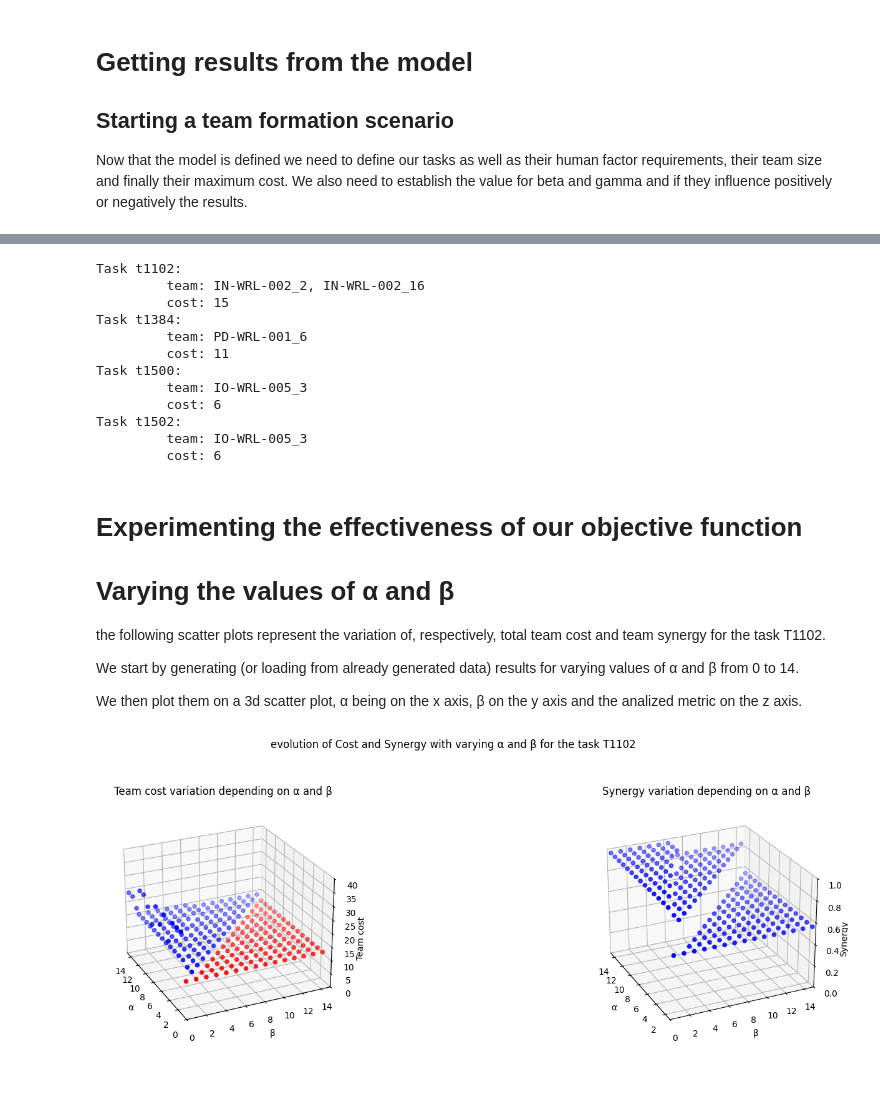
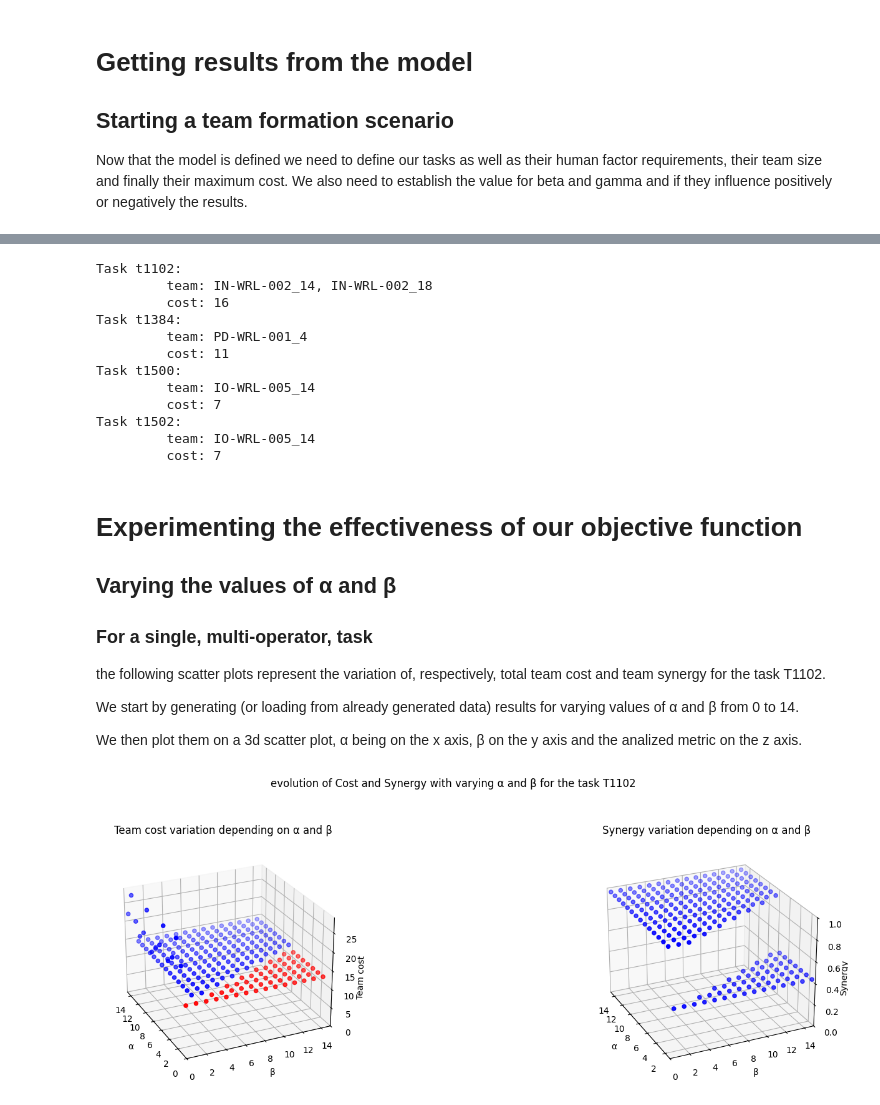
Before and after one commit to publitfp1/TeamFormationProblem_ConstraintProgramingApproach_NICEFrawework, a Jupyter notebook: TeamFormationDemo_NIST_Data.ipynb, the cells around one changed output, grey strips where cells are left out. Cells and saved outputs as stored; diff of their text form; code cells hidden in the pictures; blank space fills up the shorter version.

```diff
--- a/TeamFormationDemo_NIST_Data.ipynb
+++ b/TeamFormationDemo_NIST_Data.ipynb
@@ -259,7 +277,7 @@ OG-WRL-014, OG-WRL-016, OG-WRL-015, OG-WRL-011, OG-WRL-012, OG-WRL-001, OG-WRL-0
 CUSTOM_DATA = False
 
 # ['OG-WRL-014', 'OG-WRL-016', 'OG-WRL-015', 'OG-WRL-011', 'OG-WRL-012', 'OG-WRL-001', 'OG-WRL-013', 'OG-WRL-010', 'OG-WRL-008', 'OG-WRL-007', 'OG-WRL-009', 'OG-WRL-006', 'OG-WRL-003', 'OG-WRL-005', 'IO-WRL-007', 'IN-WRL-001', 'IO-WRL-001', 'IO-WRL-006', 'OG-WRL-004', 'OG-WRL-002', 'PD-WRL-001', 'IO-WRL-003', 'IO-WRL-005', 'IO-WRL-004', 'IO-WRL-002', 'IN-WRL-002', 'PD-WRL-005', 'PD-WRL-004', 'PD-WRL-007', 'PD-WRL-006', 'PD-WRL-003', 'DD-WRL-006', 'DD-WRL-001', 'DD-WRL-003', 'DD-WRL-007', 'DD-WRL-009', 'DD-WRL-008', 'PD-WRL-002', 'DD-WRL-005', 'DD-WRL-004', 'DD-WRL-002']
-RANDOM_DATA_P_WORKROLES = {
+RANDOM_DATA_P_WORKROLES_PRESET_1 = {
     'PD-WRL-001': {
         'nb': 20,
         'criteria' : {
@@ -301,10 +319,4 @@ RANDOM_DATA_P_WORKROLES = {
         }
     },
 }
-
-# DATA STRUCTS
-AVAILABLE_WORKFORCE = {}
-SYNERGY = {}
-TASKS = {}
-TERMS_WEIGHTS = {}
 # %%
@@ -387,7 +405,7 @@ if not CUSTOM_DATA:
 
 Now that the model is defined we need to define our tasks as well as their human factor requirements, their team size and finally their maximum cost. We also need to establish the value for beta and gamma and if they influence positively or negatively the results.
 # %%
-TASKS = {
+tasks_test_case_1 = {
     "t1102": { "S":["S0156","S0605"], "K":["K0796","K1153"], "capable_operators": [], "TS_LB": 2, "TS_UB": 2, "C": 99,},
     "t1384": { "S":["S0574","S0593"], "K":["K0950","K0951"], "capable_operators": [], "TS_LB": 1, "TS_UB": 1, "C": 99,},
     "t1500": { "S":["S0674","S0662"], "K":["K0758","K0760"], "capable_operators": [], "TS_LB": 1, "TS_UB": 1, "C": 99,},
@@ -416,27 +433,29 @@ interactive α and β variation using sliders
 # tab.titles = ['Team cost', 'Team synergy']
 # display(tab)
 # %%
-def plot_results(weights):
-   print("\n".join([f'Task {t}: \n\t team: {", ".join(t_d['team'])} \n\t cost: {t_d['cost']}' for t, t_d in TFP_solver(terms_weights=weights).items()]))
+def print_results(weights):
+   print("\n".join([f'Task {t}: \n\t team: {", ".join(t_d['team'])} \n\t cost: {t_d['cost']}' for t, t_d in TFP_solver(terms_weights=weights, tasks=tasks_test_case_1, available_workforce=available_workforce, synergies=workforce_synergies).items()]))
 
-plot_results(weights_demo_1)
+print_results(weights_demo_1)
 # %% [output]
 Task t1102:
-         team: IN-WRL-002_2, IN-WRL-002_16
-         cost: 15
+         team: IN-WRL-002_14, IN-WRL-002_18
+         cost: 16
 Task t1384:
-         team: PD-WRL-001_6
+         team: PD-WRL-001_4
          cost: 11
 Task t1500:
-         team: IO-WRL-005_3
-         cost: 6
+         team: IO-WRL-005_14
+         cost: 7
 Task t1502:
-         team: IO-WRL-005_3
-         cost: 6
+         team: IO-WRL-005_14
+         cost: 7
 # %% [markdown]
 # Experimenting the effectiveness of our objective function
 
-# Varying the values of α and β
+## Varying the values of α and β
+
+### For a single, multi-operator, task
 
 the following scatter plots represent the variation of, respectively, total team cost and team synergy for the task T1102.
 
@@ -446,31 +501,33 @@ We then plot them on a 3d scatter plot, α being on the x axis, β on the y axis
 # %%
 LOAD_RANDOMLY_GENERATED_DATA = True
-TFP_DATA_FILENAME = f"RandomlyGeneratedTfpData-{"2026-03-31 14:08:23.702752"}"
+TFP_DATA_ID = "2026-04-03 20:09:47.955798"
+TFP_DATA_FILENAME = f"RandomlyGeneratedTfpData-{TFP_DATA_ID}"
 SAVE_RANDOMLY_GENERATED_DATA = False
 
-results = list()
+runs = list()
+tfp_results = list()
 
 ALPHA_SAMPLES = 15
 BETA_SAMPLES  = 15
 
 if LOAD_RANDOMLY_GENERATED_DATA:
-     with open(f'data/TFP/{TFP_DATA_FILENAME}.json', "r") as json_file:
-        results = json.load(json_file)
+    tfp_results = load_tfp_results(TFP_DATA_FILENAME)
 else :
-    for alpha in range(0,ALPHA_SAMPLES):
-        for beta in range(0,BETA_SAMPLES):
-            res = TFP_solver({"cost": {"w":beta, "operand": "-"},"synergy": {"w":alpha, "operand": "+"},})
-            results.append(res)
+    tfp_results = generate_samples(ALPHA_SAMPLES,BETA_SAMPLES, tasks_test_case_1, available_workforce, workforce_synergies)
 
 if SAVE_RANDOMLY_GENERATED_DATA:
-    with open(f'data/TFP/RandomlyGeneratedTfpData-{dt.datetime.now()}.json', "w") as json_file:
-        json.dump(results, json_file)
+    save_tfp_results(solver_output_p=tfp_results, available_workforce_p=available_workforce, workforce_synergies_p=workforce_synergies, alpha_samples_p=ALPHA_SAMPLES, beta_samples_p=BETA_SAMPLES)
 # %%
-import matplotlib.pyplot as plt
-from statistics import mean
+# Plot results
 
 alpha =  [ a for a in range(0,ALPHA_SAMPLES) for b in range(0,BETA_SAMPLES)]
 beta  =  [ b for a in range(0,ALPHA_SAMPLES) for b in range(0,BETA_SAMPLES)]
+
+# Plot cost
+
+cost  =  [r['t1102']["cost"] for r in tfp_results["solver_output"]]
+lowest_cost = sorted(cost)[0]
+highest_cost = sorted(cost)[-1]
 
 fig, (ax_cost, ax_syn) = plt.subplots(1,2, subplot_kw=dict(projection='3d'))
 
@@ -478,46 +535,45 @@ fig, (ax_cost, ax_syn) = plt.subplots(1,2, subplot_kw=dict(projection='3d'))
 ax_cost.set_title("Team cost variation depending on α and β")
 ax_cost.set_xlim(ALPHA_SAMPLES, 0)
 ax_cost.set_ylim(0, BETA_SAMPLES)
-ax_cost.set_zlim(0, 40)
+ax_cost.set_zlim(0, highest_cost)
 ax_cost.set_xlabel('α')
 ax_cost.set_ylabel('β')
 ax_cost.set_zlabel('Team cost')
 ax_cost.zaxis.labelpad = -2
 ax_cost.zaxis.label_position = 'top'
 
-cost  =  [r['t1102']["cost"] for r in results]
-lowest_cost = sorted(cost)[0]
+
 
 ax_cost.scatter(alpha, beta, zs=cost, c=['red' if c == lowest_cost else 'blue' for c in cost], label='points in (x, z)')
 
 # Customize the view angle so it's easier to see that the scatter points lie on the plane
 ax_cost.view_init(elev=25., azim=-25, roll=0)
 
 # Make legend, set axes limits and labels
 ax_syn.set_title("Synergy variation depending on α and β")
 ax_syn.set_xlim(ALPHA_SAMPLES, 1)
 ax_syn.set_ylim(0, BETA_SAMPLES)
 ax_syn.set_zlim(0, 1)
 ax_syn.set_xlabel('α')
 ax_syn.set_ylabel('β')
 ax_syn.set_zlabel('Synergy')
 ax_syn.zaxis.labelpad = -2
 ax_syn.zaxis.label_position = 'top'
 
-synergies  =  [mean([SYNERGY[o1,o2] for o1 in r['t1102']['team'] for o2 in r['t1102']['team']]) for r in results]
+synergies  =  [mean([tfp_results["workforce_synergies"][o1,o2] for o1 in r['t1102']['team'] for o2 in r['t1102']['team']]) for r in tfp_results["solver_output"]]
 highest_synergies = sorted(synergies)
 
 ax_syn.scatter(alpha, beta, zs=synergies, c=['red' if c == highest_synergies else 'blue' for c in synergies], label='points in (x, z)')
 
 # Customize the view angle so it's easier to see that the scatter points lie
 # on the plane y=0
 ax_syn.view_init(elev=25., azim=-25, roll=0)
 
 fig.suptitle("evolution of Cost and Synergy with varying α and β for the task T1102" )
 fig.set_figwidth(15)
 fig.set_figheight(6)
 plt.subplots_adjust(wspace=1)
 
 plt.show()
 # %% [output]
-[figure, old version]
+[figure, new version]
```
Also changed, not shown: parts of 16 cells of this notebook, 12 other files.
